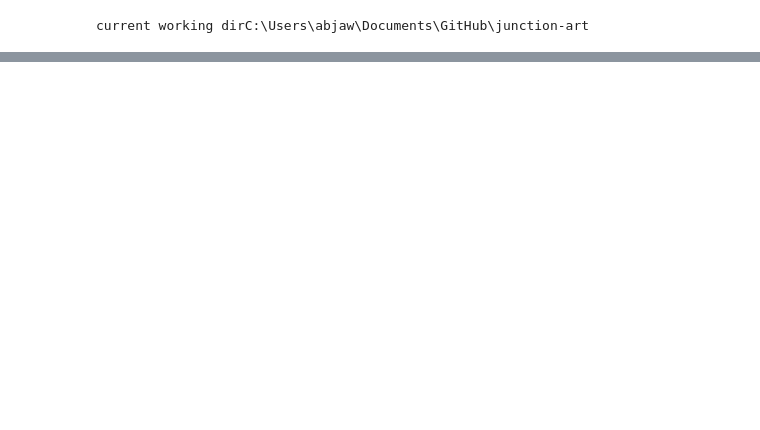
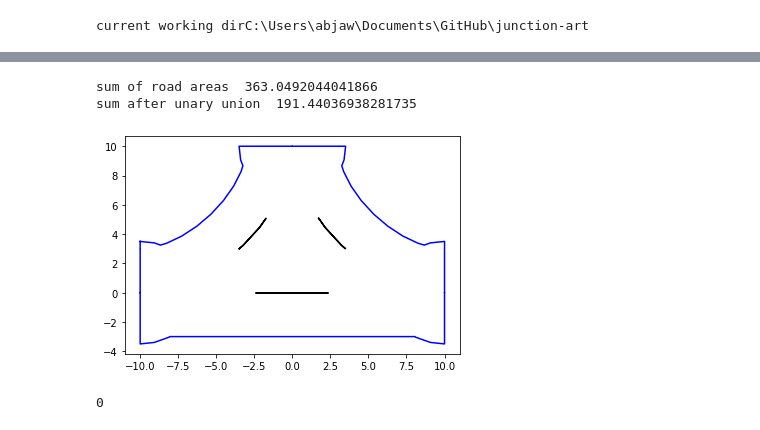
Before and after one commit to AugmentedDesignLab/junction-art, a Jupyter notebook: draw/intersection_drawer_refactor.ipynb, the cells around one changed output, grey strips where cells are left out. Drawn from its saved outputs; the diff is of its cells as text; code cells hidden in the pictures; blank space fills up the shorter version.

Commit message:
intersection polygon class updated

```diff
--- a/draw/intersection_drawer_refactor.ipynb
+++ b/draw/intersection_drawer_refactor.ipynb
@@ -42,3 +43,10 @@ intersection_drawer = IntersectionDrawer(_intersection, step = 0.2)
+# %%
+intersection_drawer.intersection_polygon.area_geometry.interior_and_exterior_area_of_intersection()
+# %% [output]
+sum of road areas  363.0492044041866
+sum after unary union  191.44036938281735
+[figure, added]
+0
 # %%
 intersection_drawer.draw_polygon_image_arr(include_u_turn=False)
 
```
Also changed, not shown: parts of 5 cells of this notebook, 4 other files.
